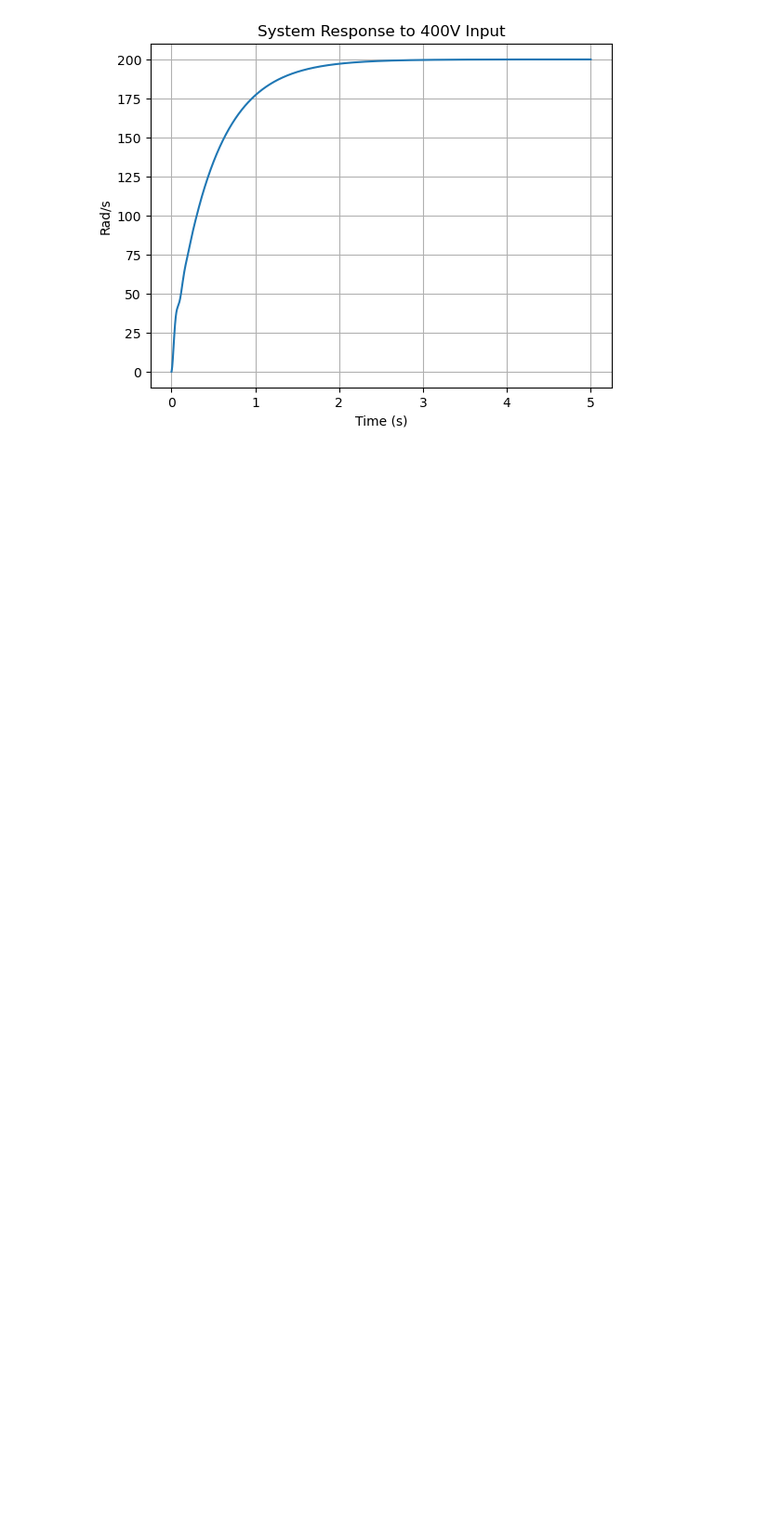
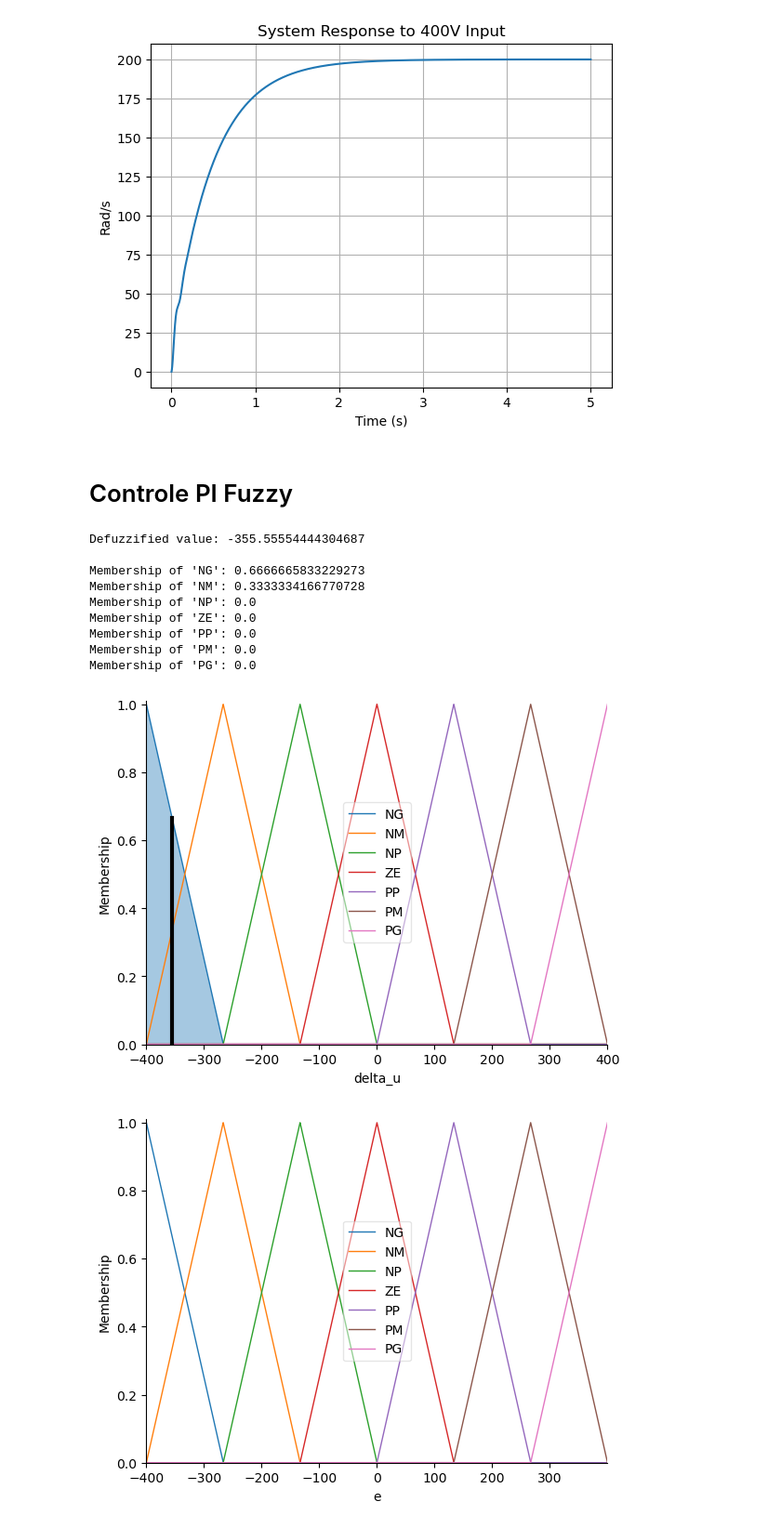
Before and after one commit to Nielo-47/ICA, a Jupyter notebook: fuzzy_dc_motor.ipynb, the cells around one changed output. Shown: that part at 93% size. Drawn from its saved outputs; the diff is of its cells as text; code cells hidden in the pictures; blank space fills up the shorter version.

Commit message:
Criado secao de testes para controles mais basicos

```diff
--- a/fuzzy_dc_motor.ipynb
+++ b/fuzzy_dc_motor.ipynb
@@ -52,23 +197,27 @@ plt.grid()
 plt.show()
 # %% [output]
 [figure]
+# %% [markdown]
+# Controle PI Fuzzy
 # %%
 import numpy as np
-import skfuzzy as fuzz
 from skfuzzy import control as ctrl
 
 # Definindo as variáveis fuzzy
-e = ctrl.Antecedent(np.arange(-100, 100.1, 0.1), 'e')
-delta_e = ctrl.Antecedent(np.arange(-100, 100.1, 0.01), 'delta_e')
+e = ctrl.Antecedent(np.arange(-400, 400, 0.1), 'e')
+delta_e = ctrl.Antecedent(np.arange(-50, 50, 0.1), 'delta_e')
 delta_u = ctrl.Consequent(np.arange(-400, 400.1, 0.1),'delta_u')
 
 # Definindo as funções de pertinência
-e.automf(names=['NG', 'NM', 'NP', 'ZE', 'PP', 'PM', 'PG'])
-delta_e.automf(names=['NG', 'NM', 'NP', 'ZE', 'PP', 'PM', 'PG'])
-delta_u.automf(names=['NG', 'NM', 'NP', 'ZE', 'PP', 'PM', 'PG'])
+
+CODIGOS = ['NG', 'NM', 'NP', 'ZE', 'PP', 'PM', 'PG']
+
+e.automf(names=CODIGOS)
+delta_e.automf(names=CODIGOS)
+delta_u.automf(names=CODIGOS)
 
 # Criando as regras fuzzy
-rules = [
+rules_1 = [
     ctrl.Rule(e['NG'] & delta_e['NG'], delta_u['NG']),
     ctrl.Rule(e['NG'] & delta_e['NM'], delta_u['NG']),
     ctrl.Rule(e['NG'] & delta_e['NP'], delta_u['NG']),
@@ -116,35 +265,85 @@ rules = [
     ctrl.Rule(e['PM'] & delta_e['PP'], delta_u['PG']),
     ctrl.Rule(e['PM'] & delta_e['PM'], delta_u['PG']),
     ctrl.Rule(e['PM'] & delta_e['PG'], delta_u['PG']),
 
     ctrl.Rule(e['PG'] & delta_e['NG'], delta_u['ZE']),
     ctrl.Rule(e['PG'] & delta_e['NM'], delta_u['PP']),
     ctrl.Rule(e['PG'] & delta_e['NP'], delta_u['PM']),
     ctrl.Rule(e['PG'] & delta_e['ZE'], delta_u['PG']),
     ctrl.Rule(e['PG'] & delta_e['PP'], delta_u['PG']),
     ctrl.Rule(e['PG'] & delta_e['PM'], delta_u['PG']),
     ctrl.Rule(e['PG'] & delta_e['PG'], delta_u['PG'])
 ]
 
+# e.automf(names=['NG', 'NP', 'ZE', 'PP', 'PG'])
+# delta_e.automf(names=['NG', 'NP', 'ZE', 'PP', 'PG'])
+# delta_u.automf(names=['NMG', 'NG', "NM", 'NP', 'ZE', 'PP', "PM", 'PG', 'PMG'])
+
+# rules_2 = [
+#     ctrl.Rule(e['NG'] & delta_e['NG'], delta_u['PMG']),
+#     ctrl.Rule(e['NG'] & delta_e['NP'], delta_u['PG']),
+#     ctrl.Rule(e['NG'] & delta_e['ZE'], delta_u['PM']),
+#     ctrl.Rule(e['NG'] & delta_e['PP'], delta_u['PP']),
+#     ctrl.Rule(e['NG'] & delta_e['PG'], delta_u['ZE']),
+
+#     ctrl.Rule(e['NP'] & delta_e['NG'], delta_u['PG']),
+#     ctrl.Rule(e['NP'] & delta_e['NP'], delta_u['PM']),
+#     ctrl.Rule(e['NP'] & delta_e['ZE'], delta_u['PP']),
+#     ctrl.Rule(e['NP'] & delta_e['PP'], delta_u['ZE']),
+#     ctrl.Rule(e['NP'] & delta_e['PG'], delta_u['NP']),
+
+#     ctrl.Rule(e['ZE'] & delta_e['NG'], delta_u['PM']),
+#     ctrl.Rule(e['ZE'] & delta_e['NP'], delta_u['PP']),
+#     ctrl.Rule(e['ZE'] & delta_e['ZE'], delta_u['ZE']),
+#     ctrl.Rule(e['ZE'] & delta_e['PP'], delta_u['NP']),
+#     ctrl.Rule(e['ZE'] & delta_e['PG'], delta_u['NM']),
+
+#     ctrl.Rule(e['PP'] & delta_e['NG'], delta_u['PP']),
+#     ctrl.Rule(e['PP'] & delta_e['NP'], delta_u['ZE']),
+#     ctrl.Rule(e['PP'] & delta_e['ZE'], delta_u['NP']),
+#     ctrl.Rule(e['PP'] & delta_e['PP'], delta_u['NM']),
+#     ctrl.Rule(e['PP'] & delta_e['PG'], delta_u['NG']),
+
+#     ctrl.Rule(e['PG'] & delta_e['NG'], delta_u['ZE']),
+#     ctrl.Rule(e['PG'] & delta_e['NP'], delta_u['NP']),
+#     ctrl.Rule(e['PG'] & delta_e['ZE'], delta_u['NM']),
+#     ctrl.Rule(e['PG'] & delta_e['PP'], delta_u['NG']),
+#     ctrl.Rule(e['PG'] & delta_e['PG'], delta_u['NMG'])
+# ]
+
 # Criando o sistema de controle
-control_system = ctrl.ControlSystem(rules)
+control_system = ctrl.ControlSystem(rules_1)
 
 # Simulando o sistema
 fuzzy_sim = ctrl.ControlSystemSimulation(control_system)
 
 # Definindo entradas e computando
-fuzzy_sim.input['e'] = -200
-fuzzy_sim.input['delta_e'] = 0
+fuzzy_sim.input['e'] = "NG"
+fuzzy_sim.input['delta_e'] = "NG"
 fuzzy_sim.compute()
 
 # Obtendo o resultado
 fuzzy_sim.output['delta_u']
 
 print(f"Defuzzified value: {fuzzy_sim.output['delta_u']}\n")
 for label in delta_u.terms:
     membership_value = fuzz.interp_membership(delta_u.universe, delta_u[label].mf, fuzzy_sim.output["delta_u"])
     print(f"Membership of '{label}': {membership_value}")
 
 delta_u.view(sim=fuzzy_sim);
+
+e.view()
+# %% [output]
+Defuzzified value: -355.55554444304687
+
+Membership of 'NG': 0.6666665833229273
+Membership of 'NM': 0.3333334166770728
+Membership of 'NP': 0.0
+Membership of 'ZE': 0.0
+Membership of 'PP': 0.0
+Membership of 'PM': 0.0
+Membership of 'PG': 0.0
+[figure, added]
+[figure, added]
 # %%
 # %% [output]
```
Also changed, not shown: parts of 10 cells of this notebook.
